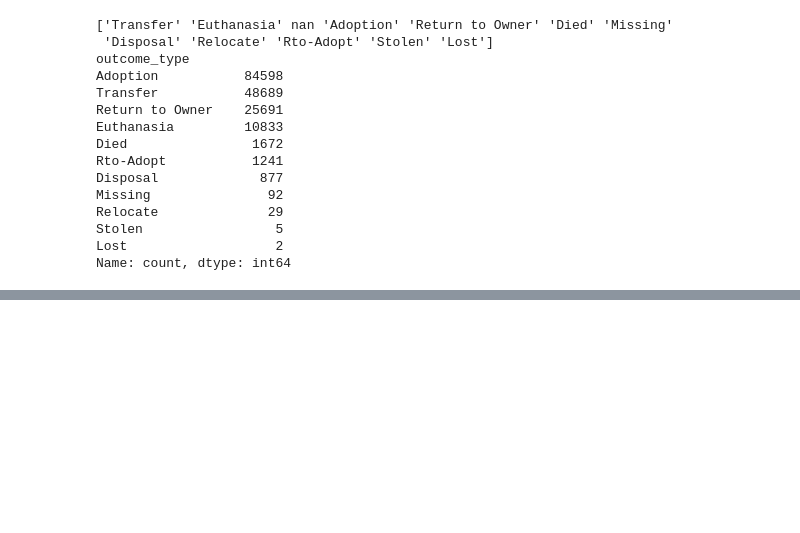
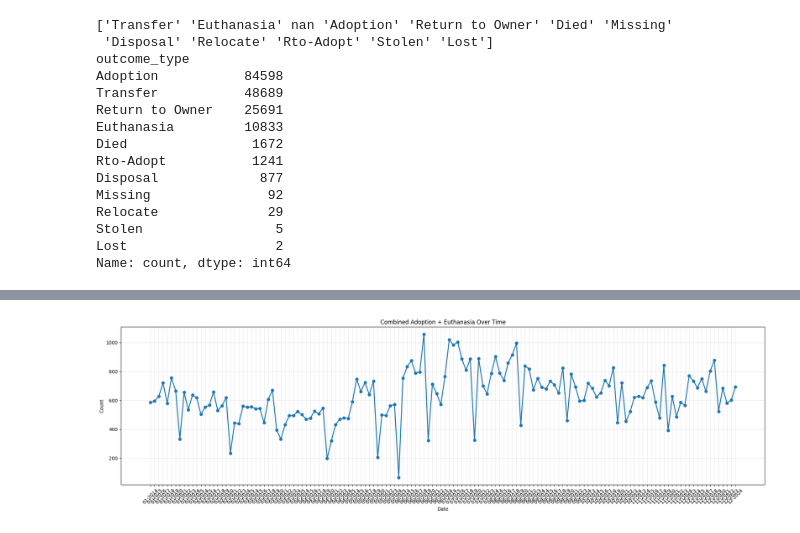
Before and after one commit to atharvavyas1/Lee-paw-faith, a Jupyter notebook: Notebooks/Austin_time_series.ipynb, the cells around one changed output, grey strips where cells are left out. Saved outputs shown, nothing was run; the diff lists cells and outputs as text; code cells hidden in the pictures; blank space fills up the shorter version.

```diff
--- a/Notebooks/Austin_time_series.ipynb
+++ b/Notebooks/Austin_time_series.ipynb
@@ -117,0 +206,22 @@ aggregated_df_outcomes.head(20)
+# %%
+# Filter for Adoption and Euthanasia outcomes
+filtered_df = aggregated_df_outcomes[aggregated_df_outcomes['outcome_type'].isin(['Adoption', 'Euthanasia'])]
+
+# Aggregate by month (sum both outcome types)
+monthly_total = (filtered_df.groupby('date')['count']
+                           .sum()
+                           .reset_index())
+
+# Create line chart
+plt.figure(figsize=(20, 6))
+plt.plot(monthly_total['date'], monthly_total['count'], marker='o', linewidth=2)
+
+plt.title('Combined Adoption + Euthanasia Over Time')
+plt.xlabel('Date')
+plt.ylabel('Count')
+plt.xticks(rotation=45)
+plt.grid(True, alpha=0.3)
+plt.tight_layout()
+plt.show()
+# %% [output]
+[figure, added]
```
Also changed, not shown: parts of 13 cells of this notebook.
